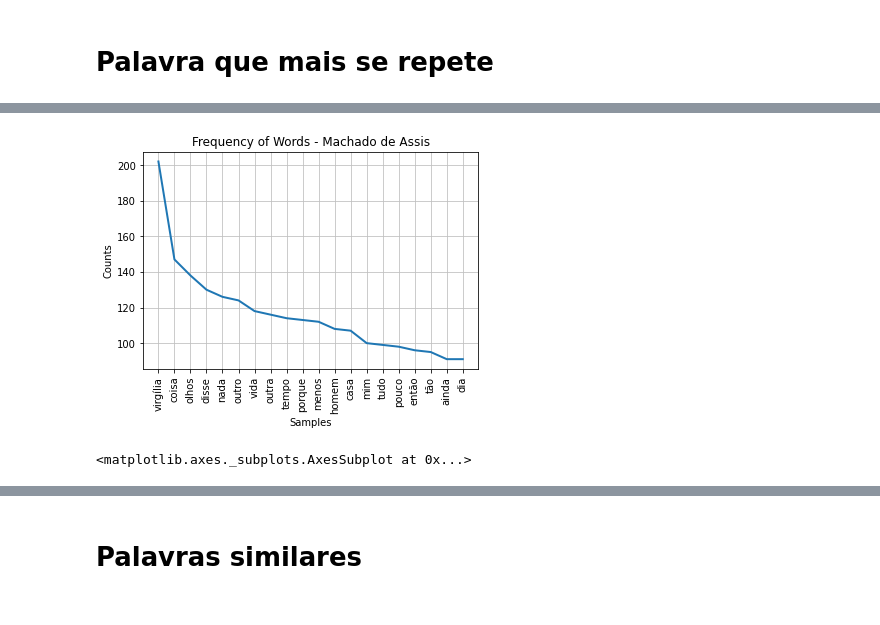
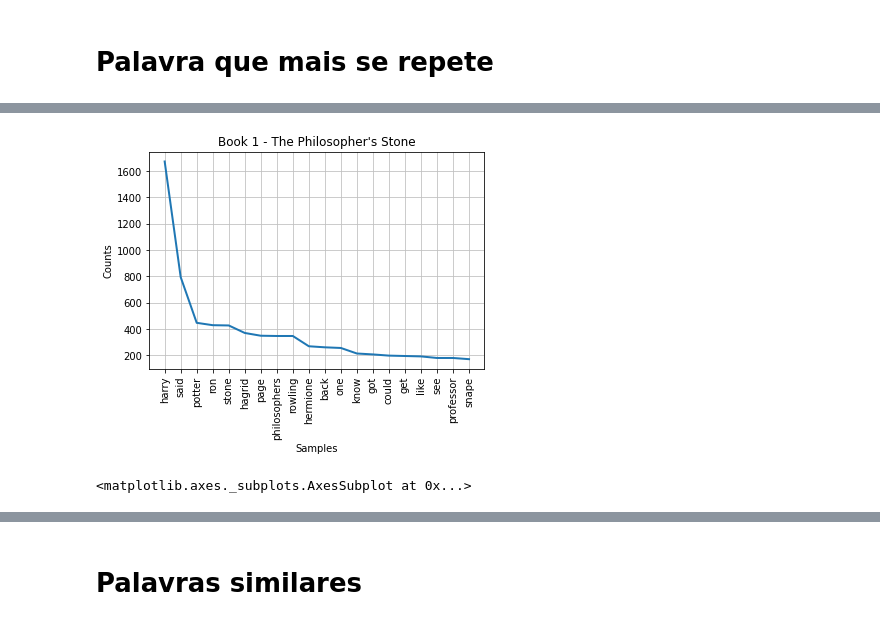
Before and after one commit to Wiryco/Natural-Language-Analysis-And-Processing, a Jupyter notebook: natural_language_analysis_and_processin.ipynb, the cells around one changed output, grey strips where cells are left out. Saved outputs shown, nothing was run; the diff lists cells and outputs as text; code cells hidden in the pictures.

Commit message:
Análises dos livros do Harry Potter

```diff
--- a/natural_language_analysis_and_processin.ipynb
+++ b/natural_language_analysis_and_processin.ipynb
@@ -79,0 +78,6 @@ om_format = processing_text(obra_machado.decode("UTF-8"), portuguese_stopwords)
+# %%
+_path_books_drive = '/content/drive/MyDrive/Harry_Potter/'
+
+list_books_hp = sorted(os.listdir(_path_books_drive))
+
+list_books_hp
@@ -79,0 +94,12 @@ om_format = processing_text(obra_machado.decode("UTF-8"), portuguese_stopwords)
+# %%
+books_hp_no_processed = []
+books_hp_processed = []
+
+for book in list_books_hp:
+  with open(_path_books_drive + book, encoding='utf8') as f:
+    _book = ''
+    for line in f:
+      _book += line
+
+    books_hp_no_processed.append(_book)
+    books_hp_processed.append(processing_text(_book, english_stopwords))
@@ -88,13 +138,13 @@ A tokenização, também conhecida como segmentação de palavras, é responsáv
 # %%
-tokens_shakespeare = nltk.tokenize.word_tokenize(sc_format)
-tokens_machado = nltk.tokenize.word_tokenize(om_format)
+tokens_hp_book_one = nltk.tokenize.word_tokenize(books_hp_processed[0])
+tokens_hp_book_two = nltk.tokenize.word_tokenize(books_hp_processed[1])
 # %% [markdown]
 # Análise de frequência de palavras
 
 Uma distribuição de frequência pode ser usada para registrar a frequência de cada tipo de palavra em um documento, ou seja, essa função tem por objetivo calcular a inscidencia de vezes que uma palavra foi mencionada em um texto, documento, string.
 # %%
-prob_shakespeare = nltk.probability.FreqDist(tokens_shakespeare)
-prob_machado = nltk.probability.FreqDist(tokens_machado)
+prob_ho_book_one = nltk.probability.FreqDist(tokens_hp_book_one)
+prob_ho_book_two = nltk.probability.FreqDist(tokens_hp_book_two)
 # %% [markdown]
 # Print das 10 palavras que mais se repetem nos textos
 # %%
@@ -121,5 +166,5 @@ prob_shakespeare.plot(20, title='Frequency of Words - Shakespeare')
-# %%
-prob_machado.plot(20, title='Frequency of Words - Machado de Assis')
-# %% [output]
-[figure, removed]
-<matplotlib.axes._subplots.AxesSubplot at 0x...>
+# %%
+prob_ho_book_one.plot(20, title=list_books_hp[0].replace('.txt', ''))
+# %% [output]
+[figure, added]
+<matplotlib.axes._subplots.AxesSubplot at 0x...>
```
Also changed, not shown: parts of 35 cells of this notebook.
